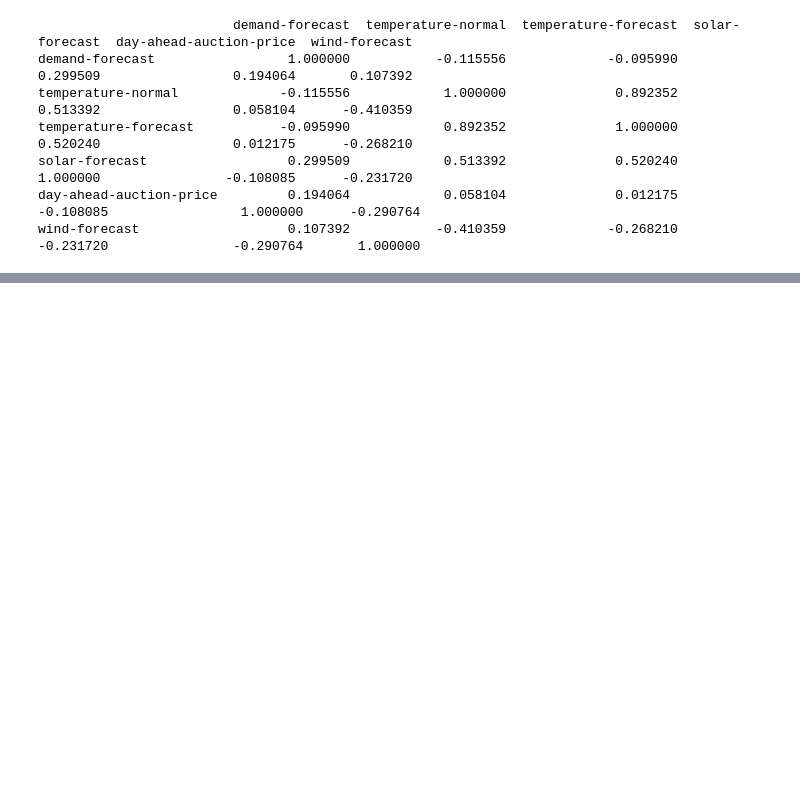
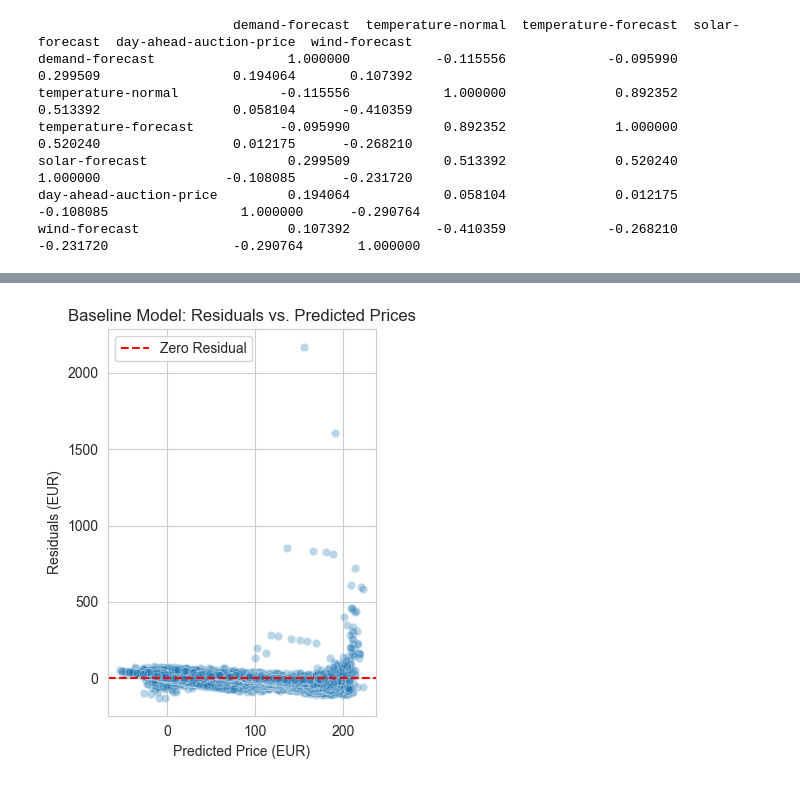
Before and after one commit to RNstu08/Electricity-Price-Forecast, a Jupyter notebook: day_ahead_price_forecasting.ipynb, the cells around one changed output, grey strips where cells are left out. Drawn from its saved outputs; the diff is of its cells as text; code cells hidden in the pictures; blank space fills up the shorter version.

```diff
--- a/day_ahead_price_forecasting.ipynb
+++ b/day_ahead_price_forecasting.ipynb
@@ -274,0 +444,12 @@ wind-forecast                   0.107392           -0.410359             -0.2682
+# %%
+plt.subplot(1, 2, 2)
+sns.scatterplot(x=test_results_baseline['predicted_price'], y=test_results_baseline['residuals'], alpha=0.3)
+plt.axhline(0, color='r', linestyle='--', label='Zero Residual')
+plt.title('Baseline Model: Residuals vs. Predicted Prices')
+plt.xlabel('Predicted Price (EUR)')
+plt.ylabel('Residuals (EUR)')
+plt.legend()
+plt.tight_layout()
+plt.show()
+# %% [output]
+[figure, added]
```
Also changed, not shown: parts of 29 cells of this notebook.
